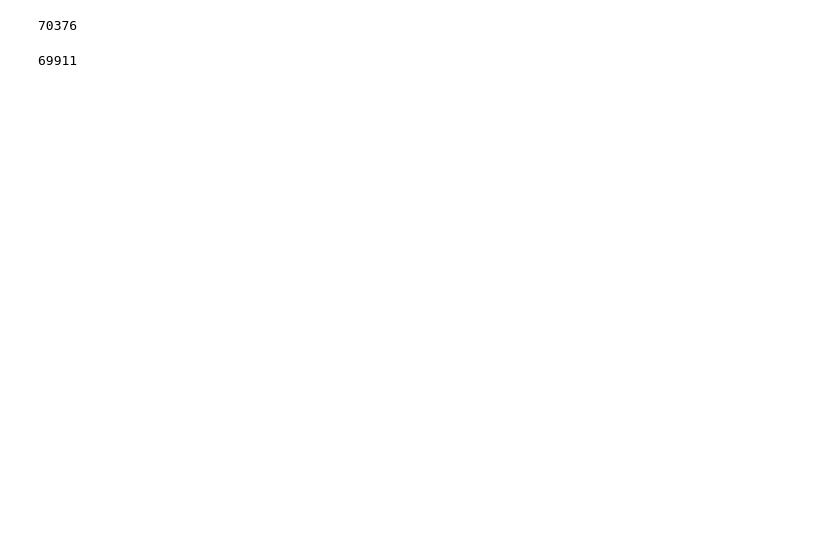
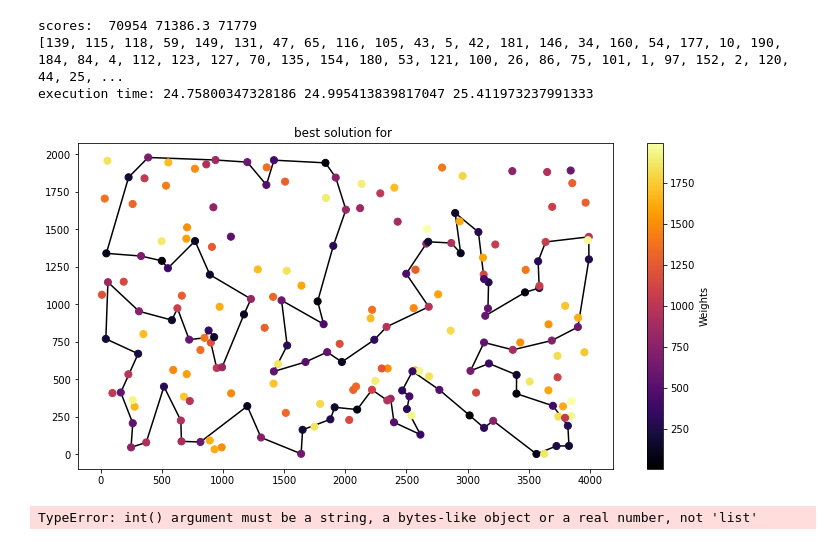
Before and after one commit to krzysztof-m-w/evolutionary_computation, a Jupyter notebook: lab6/ec6.ipynb, the cells around one changed output. Cells and saved outputs as stored; diff of their text form; code cells hidden in the pictures; blank space fills up the shorter version.

```diff
--- a/lab6/ec6.ipynb
+++ b/lab6/ec6.ipynb
@@ -299,23 +299,28 @@ def invert(sol):
     sol[i:j]=sol[i:j][::-1]
     return sol
 # %%
-def test_method(Neighborhood: CombinedNeighborhood, dist, costs, coordinates, name='',pert_f=None):
+def test_method(Neighborhood: CombinedNeighborhood, dist, costs, coordinates, pert_f,name='',):
     scores_2=[]
     sols_2=[]
     times = list()
+    i1=[]
     for x in range(20):
         begin_time = time.time()
-        if pert_f is None:
+        if len(pert_f)==0:
             solution_2=msls( dist, costs, Neighborhood)
         else:
-            solution_2=ils(pert_f, dist, costs, Neighborhood)
+            solution_2, i=ils(pert_f, dist, costs, Neighborhood)
+            i1.append(i)
         times.append(time.time() - begin_time)
+
         solution_2 = [int(e) for e in solution_2]
         sols_2.append(solution_2)
         scores_2.append(score(solution_2, dist, costs))
     print('scores: ', min(scores_2), sum(scores_2)/len(scores_2), max(scores_2))
     print(sols_2[scores_2.index(min(scores_2))])
     print(f'execution time: {min(times)} {sum(times)/len(times)} {max(times)}')
+    if len(i1)>0:
+        print(f'ils iterations: ', min(i1), sum(i1)/len(i1), max(i1))
     plot_solution(sols_2[scores_2.index(min(scores_2))], coordinates, costs, f'best solution for {name}')
 # %%
 n = 200
@@ -357,4 +329,0 @@ s,i=ils([per, shuff], dist, costs, neighborhood)
-# %%
-score(s, dist, costs)
-# %% [output]
-70376
@@ -363,4 +330,16 @@ s,i=ils([per, invert, shuff], dist, costs, neighborhood)
-# %%
-score(s, dist, costs)
-# %% [output]
-69911
+# %%
+from itertools import combinations
+p=[per, invert, shuff, rswap]
+all_combinations = []
+for r in range(len(p) + 1):
+    all_combinations.extend(combinations(p, r))
+all_combinations = [list(combo) for combo in all_combinations]
+# %%
+for combination in all_combinations:
+    test_method(neighborhood, dist, costs, coordinates, pert_f=combination, name=' '.join([str(x) for x in combination]))
+# %% [output]
+scores:  70954 71386.3 71779
+[139, 115, 118, 59, 149, 131, 47, 65, 116, 105, 43, 5, 42, 181, 146, 34, 160, 54, 177, 10, 190, 184, 84, 4, 112, 123, 127, 70, 135, 154, 180, 53, 121, 100, 26, 86, 75, 101, 1, 97, 152, 2, 120, 44, 25, ...
+execution time: 24.75800347328186 24.995413839817047 25.411973237991333
+[figure, added]
+TypeError: int() argument must be a string, a bytes-like object or a real number, not 'list'
```
Also changed, not shown: parts of 12 cells of this notebook.
